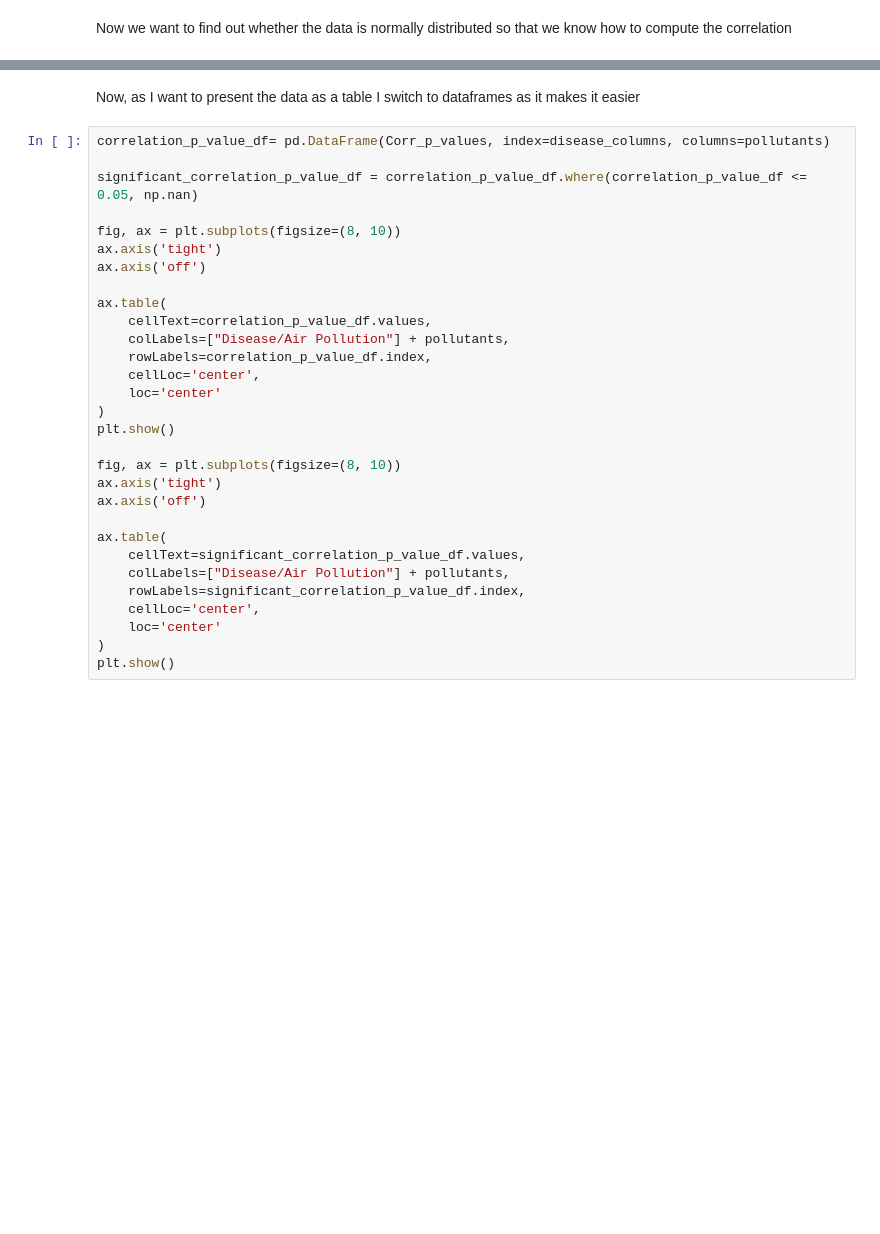
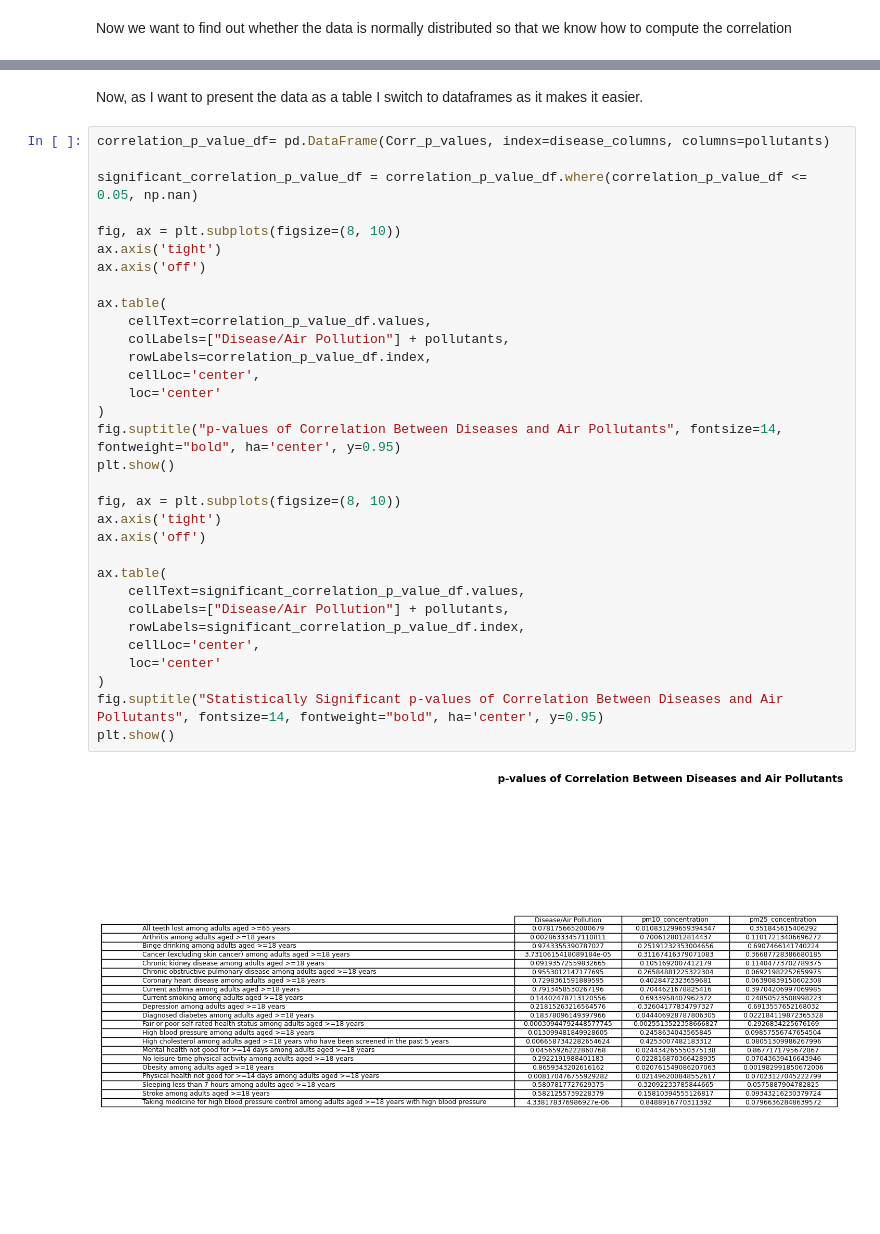
Before and after one commit to filoooooonov/pse-project, a Jupyter notebook: project.ipynb, the cells around one changed output, grey strips where cells are left out. Drawn from its saved outputs; the diff is of its cells as text; blank space fills up the shorter version.

```diff
--- a/project.ipynb
+++ b/project.ipynb
@@ -309,32 +448,36 @@ print("Length of features:", len(features))
 # %% [markdown]
-Now, as I want to present the data as a table I switch to dataframes as it makes it easier
+Now, as I want to present the data as a table I switch to dataframes as it makes it easier.
 # %%
 correlation_p_value_df= pd.DataFrame(Corr_p_values, index=disease_columns, columns=pollutants)
 
 significant_correlation_p_value_df = correlation_p_value_df.where(correlation_p_value_df <= 0.05, np.nan)
 
 fig, ax = plt.subplots(figsize=(8, 10))
 ax.axis('tight')
 ax.axis('off')
 
 ax.table(
     cellText=correlation_p_value_df.values,
     colLabels=["Disease/Air Pollution"] + pollutants,
     rowLabels=correlation_p_value_df.index,
     cellLoc='center',
     loc='center'
 )
+fig.suptitle("p-values of Correlation Between Diseases and Air Pollutants", fontsize=14, fontweight="bold", ha='center', y=0.95)
 plt.show()
 
 fig, ax = plt.subplots(figsize=(8, 10))
 ax.axis('tight')
 ax.axis('off')
 
 ax.table(
     cellText=significant_correlation_p_value_df.values,
     colLabels=["Disease/Air Pollution"] + pollutants,
     rowLabels=significant_correlation_p_value_df.index,
     cellLoc='center',
     loc='center'
 )
+fig.suptitle("Statistically Significant p-values of Correlation Between Diseases and Air Pollutants", fontsize=14, fontweight="bold", ha='center', y=0.95)
 plt.show()
+# %% [output]
+[figure, added]
```
Also changed, not shown: parts of 19 cells of this notebook.
